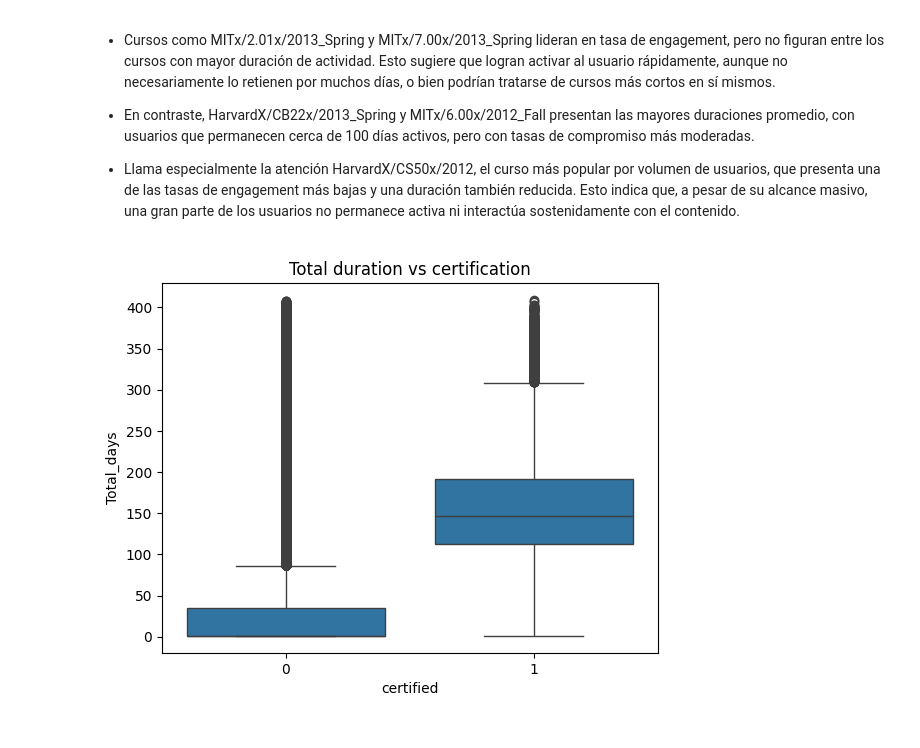
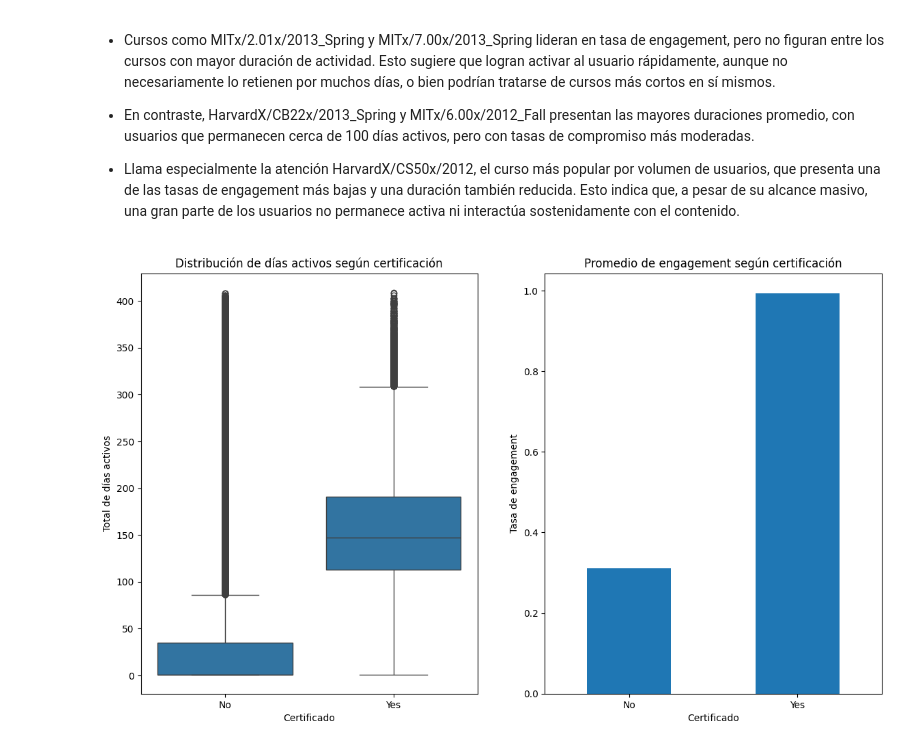
Before and after one commit to abdonrb/Course-engagement, a Jupyter notebook: notebooks/Eda.ipynb, the cells around one changed output. Saved outputs shown, nothing was run; the diff lists cells and outputs as text; code cells hidden in the pictures.

```diff
--- a/notebooks/Eda.ipynb
+++ b/notebooks/Eda.ipynb
@@ -321,7 +320,6 @@ plt.show()
 ## Analísis Univariante
 # %%
 df['active_engagement'] = (df['Total_days'] > 7) & (df['viewed'] == 1)
-df['abandonment_delay'] = (df['last_event_DI'] - df['start_time_DI']).dt.days
 # %%
 df['active_engagement'].value_counts(normalize=True).plot(kind='bar')
 plt.title('How many users are really active')
@@ -555,7 +558,20 @@ sns.barplot(y=course_totald.index,x=course_totald.values);
 
 - Llama especialmente la atención HarvardX/CS50x/2012, el curso más popular por volumen de usuarios, que presenta una de las tasas de engagement más bajas y una duración también reducida. Esto indica que, a pesar de su alcance masivo, una gran parte de los usuarios no permanece activa ni interactúa sostenidamente con el contenido.
 # %%
-sns.boxplot(x='certified', y='Total_days', data=df)
-plt.title('Total duration vs certification');
+fig, axes = plt.subplots(1, 2, figsize=(14, 8))
+
+# Boxplot de días activos
+sns.boxplot(x='certified', y='Total_days', data=df, ax=axes[0], order=[0, 1])
+axes[0].set_title('Distribución de días activos según certificación')
+axes[0].set_xlabel('Certificado')
+axes[0].set_ylabel('Total de días activos')
+axes[0].set_xticklabels(['No', 'Yes'], rotation=0)
+
+# Barplot de engagement promedio
+df.groupby('certified')['active_engagement'].mean().sort_index().plot(kind='bar', ax=axes[1])
+axes[1].set_title('Promedio de engagement según certificación')
+axes[1].set_xlabel('Certificado')
+axes[1].set_ylabel('Tasa de engagement')
+axes[1].set_xticklabels(['No', 'Yes'], rotation=0);
 # %% [output]
-[figure, old version]
+[figure, new version]
```
Also changed, not shown: parts of 13 cells of this notebook, 1 other file.
